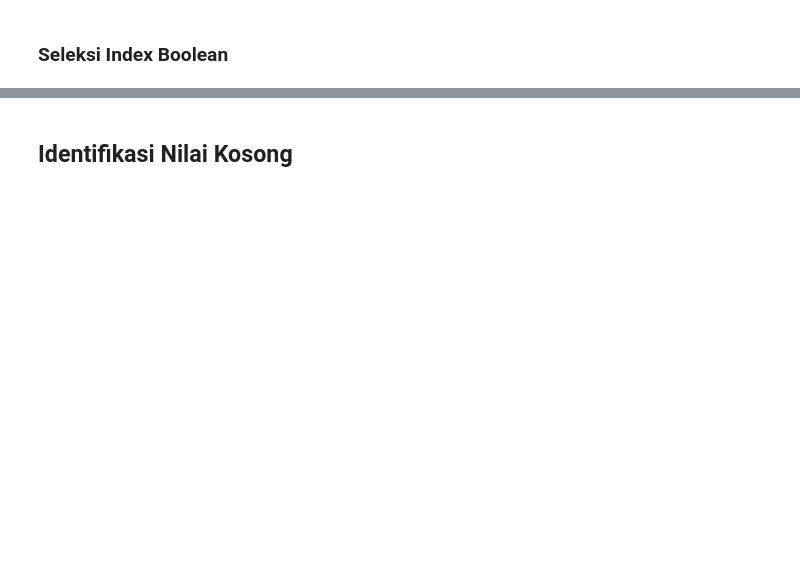
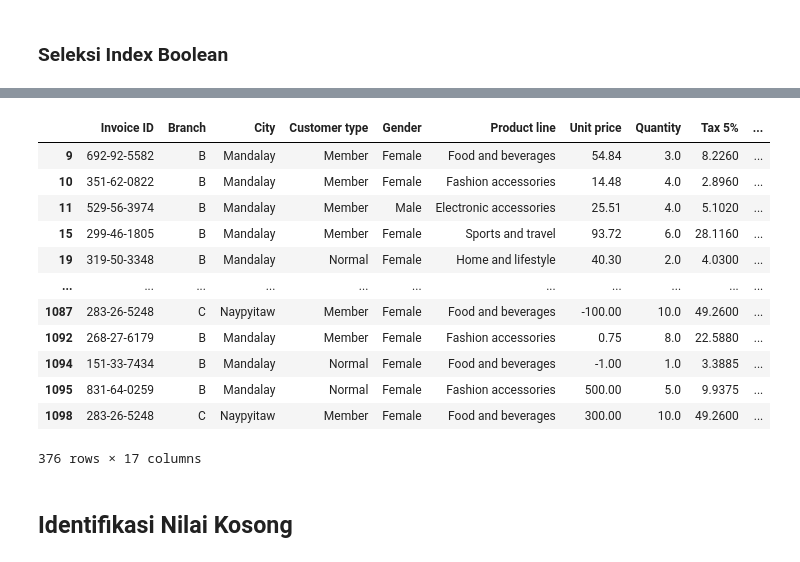
Before and after one commit to SulthanAbiyyu/mini-bootcamp-bcc-2023, a Jupyter notebook: prereq.ipynb, the cells around one changed output, grey strips where cells are left out. Cells and saved outputs as stored; diff of their text form; code cells hidden in the pictures; blank space fills up the shorter version.

```diff
--- a/prereq.ipynb
+++ b/prereq.ipynb
@@ -308,5 +428,19 @@ data[(data["..."] > 999) & (data["..."] == "...")]
 # %%
-data[(data["..."] > 999) | (data["..."] == "...")]
+data[(data["Total"] > 999) | (data["City"] == "Mandalay")]
+# %% [output]
+|  | Invoice ID | Branch | City | Customer type | Gender | Product line | Unit price | Quantity | Tax 5% | ... |
+| 9 | 692-92-5582 | B | Mandalay | Member | Female | Food and beverages | 54.84 | 3.0 | 8.2260 | ... |
+| 10 | 351-62-0822 | B | Mandalay | Member | Female | Fashion accessories | 14.48 | 4.0 | 2.8960 | ... |
+| 11 | 529-56-3974 | B | Mandalay | Member | Male | Electronic accessories | 25.51 | 4.0 | 5.1020 | ... |
+| 15 | 299-46-1805 | B | Mandalay | Member | Female | Sports and travel | 93.72 | 6.0 | 28.1160 | ... |
+| 19 | 319-50-3348 | B | Mandalay | Normal | Female | Home and lifestyle | 40.30 | 2.0 | 4.0300 | ... |
+| ... | ... | ... | ... | ... | ... | ... | ... | ... | ... | ... |
+| 1087 | 283-26-5248 | C | Naypyitaw | Member | Female | Food and beverages | -100.00 | 10.0 | 49.2600 | ... |
+| 1092 | 268-27-6179 | B | Mandalay | Member | Female | Fashion accessories | 0.75 | 8.0 | 22.5880 | ... |
+| 1094 | 151-33-7434 | B | Mandalay | Normal | Female | Food and beverages | -1.00 | 1.0 | 3.3885 | ... |
+| 1095 | 831-64-0259 | B | Mandalay | Normal | Female | Fashion accessories | 500.00 | 5.0 | 9.9375 | ... |
+| 1098 | 283-26-5248 | C | Naypyitaw | Member | Female | Food and beverages | 300.00 | 10.0 | 49.2600 | ... |
+376 rows × 17 columns
 # %% [markdown]
 ## Identifikasi Nilai Kosong
 # %%
```
Also changed, not shown: parts of 18 cells of this notebook.
